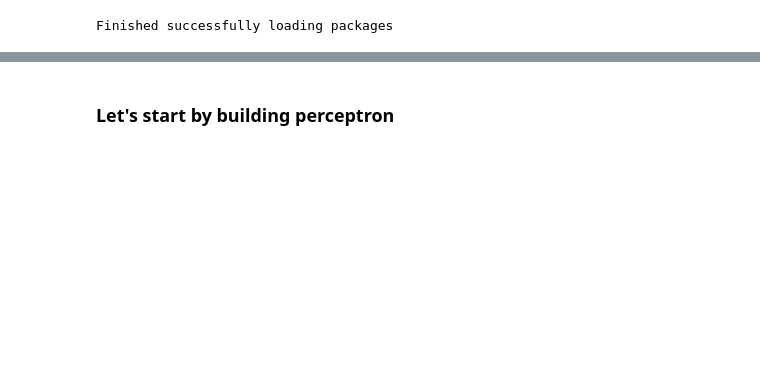
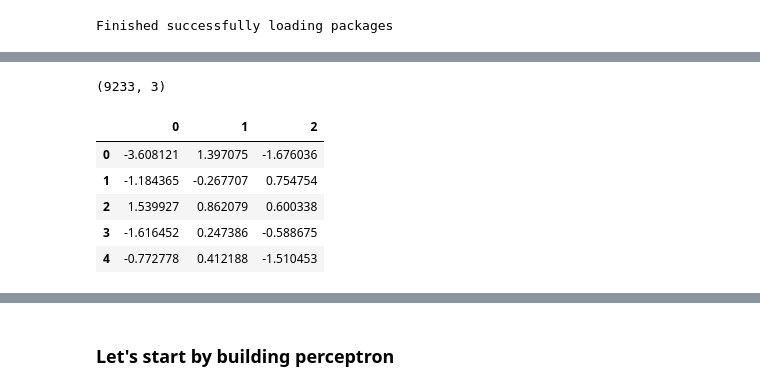
Before and after one commit to whykay-01/machine-learning-music-genre-classifier, a Jupyter notebook: classifications/capstone_classification_lda_ds.ipynb, the cells around one changed output, grey strips where cells are left out. Cells and saved outputs as stored; diff of their text form; code cells hidden in the pictures; blank space fills up the shorter version.

```diff
--- a/classifications/capstone_classification_lda_ds.ipynb
+++ b/classifications/capstone_classification_lda_ds.ipynb
@@ -45,0 +44,15 @@ X_train_final, X_val, y_train_final, y_val = train_test_split(X_train, y_train,
+# %%
+X_test = pd.read_csv('reducedDataSets/lda_x_testing.csv')
+X_test = X_test.drop("Unnamed: 0", axis=1)
+X_test = X_test.reset_index()
+X_test = X_test.drop("index", axis=1)
+print("Shape: ", X_test.shape)
+X_test.head()
+# %% [output]
+(9233, 3)
+|  | 0 | 1 | 2 |
+| 0 | -3.608121 | 1.397075 | -1.676036 |
+| 1 | -1.184365 | -0.267707 | 0.754754 |
+| 2 | 1.539927 | 0.862079 | 0.600338 |
+| 3 | -1.616452 | 0.247386 | -0.588675 |
+| 4 | -0.772778 | 0.412188 | -1.510453 |
```
Also changed, not shown: parts of 5 cells of this notebook.
